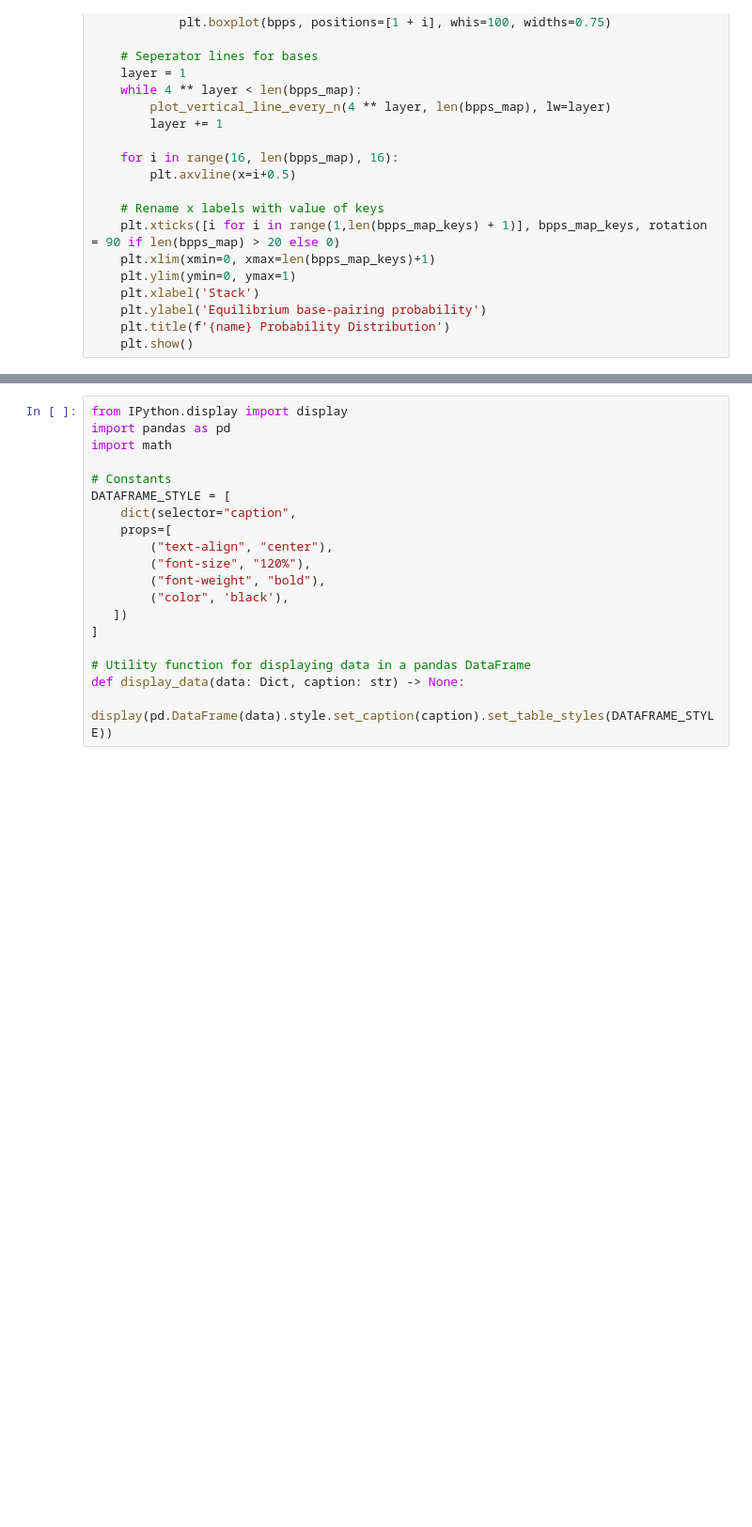
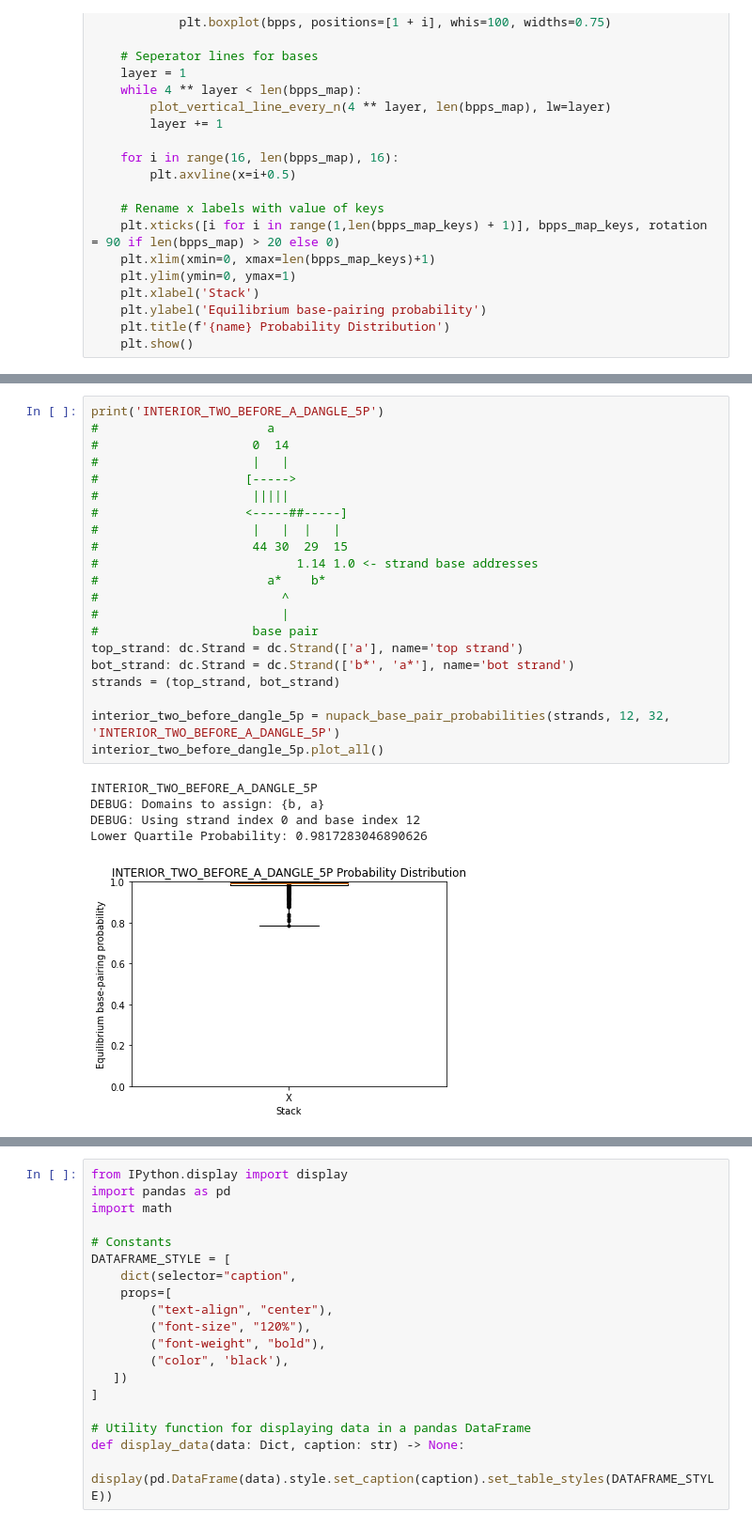
Before and after one commit to UC-Davis-molecular-computing/nuad, a Jupyter notebook: base_pair_probability.ipynb, the cells around one changed output, grey strips where cells are left out. Shown at 94% size. Saved outputs shown, nothing was run; the diff lists cells and outputs as text; blank space fills up the shorter version.

```diff
--- a/base_pair_probability.ipynb
+++ b/base_pair_probability.ipynb
@@ -493,0 +565,27 @@ Lower Quartile Probability: 0.5708596350632397
+# %%
+print('INTERIOR_TWO_BEFORE_A_DANGLE_5P')
+#                       a
+#                     0  14
+#                     |   |
+#                    [----->
+#                     |||||
+#                    <-----##-----]
+#                     |   |  |   |
+#                     44 30  29  15
+#                           1.14 1.0 <- strand base addresses
+#                       a*    b*
+#                         ^
+#                         |
+#                     base pair
+top_strand: dc.Strand = dc.Strand(['a'], name='top strand')
+bot_strand: dc.Strand = dc.Strand(['b*', 'a*'], name='bot strand')
+strands = (top_strand, bot_strand)
+
+interior_two_before_dangle_5p = nupack_base_pair_probabilities(strands, 12, 32, 'INTERIOR_TWO_BEFORE_A_DANGLE_5P')
+interior_two_before_dangle_5p.plot_all()
+# %% [output]
+INTERIOR_TWO_BEFORE_A_DANGLE_5P
+DEBUG: Domains to assign: {b, a}
+DEBUG: Using strand index 0 and base index 12
+Lower Quartile Probability: 0.9817283046890626
+[figure, added]
```
Also changed, not shown: parts of 23 cells of this notebook, 2 other files.
